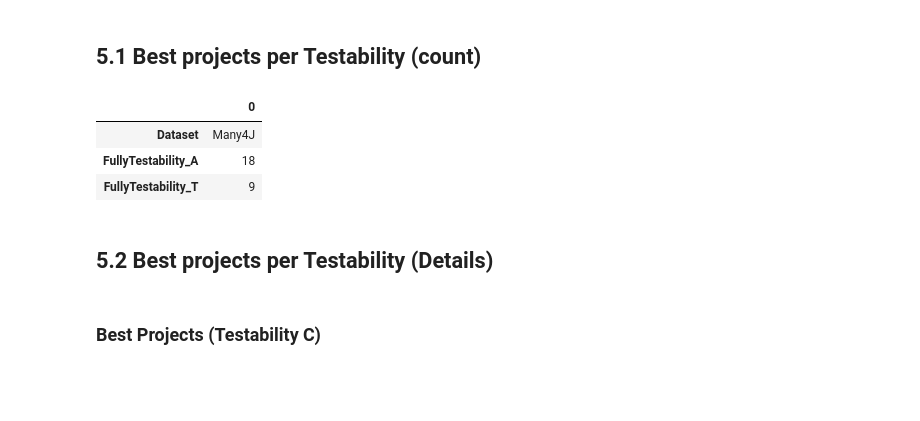
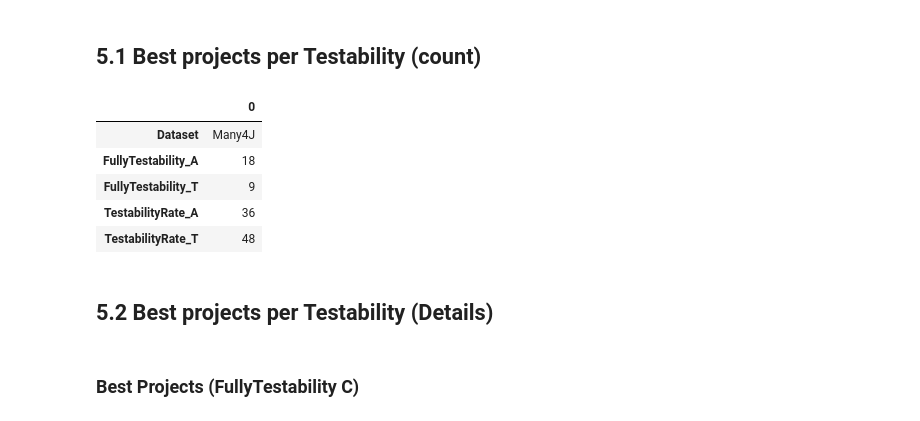
Before and after one commit to codeurjc/TestabilityStudy, a Jupyter notebook: notebooks/ProjectAnalysis/TestAnalysis/04-AnalyzeResults.ipynb, the cells around one changed output. Drawn from its saved outputs; the diff is of its cells as text; code cells hidden in the pictures; blank space fills up the shorter version.

```diff
--- a/notebooks/ProjectAnalysis/TestAnalysis/04-AnalyzeResults.ipynb
+++ b/notebooks/ProjectAnalysis/TestAnalysis/04-AnalyzeResults.ipynb
@@ -268,23 +268,29 @@ def getProjectsByTestability(dataset, comp):
     return [
         len(getProjectsByMetric(dataset, "FullyTestability_A", 0.30, comp).index),
         len(getProjectsByMetric(dataset, "FullyTestability_T", 0.98, comp).index),
+        len(getProjectsByMetric(dataset, "TestabilityRate_A", 0.30, comp).index),
+        len(getProjectsByMetric(dataset, "TestabilityRate_T", 0.98, comp).index),
     ]
 # %% [markdown]
 ## 5.1 Best projects per Testability (count)
 # %%
 many4j_best = getProjectsByTestability(many4j_projects, "greater")
 pd.DataFrame([
     ["Many4J"] + many4j_best
 ], columns = [
         "Dataset",
         "FullyTestability_A",
         "FullyTestability_T",
+        "TestabilityRate_A",
+        "TestabilityRate_T"
 ]).T
 # %% [output]
 |  | 0 |
 | Dataset | Many4J |
 | FullyTestability_A | 18 |
 | FullyTestability_T | 9 |
+| TestabilityRate_A | 36 |
+| TestabilityRate_T | 48 |
 # %%
 def topProjectsBy(dataset, metric):
     return (dataset.sort_values(by=metric, ascending=False).round(decimals=2).head(6)
@@ -294,7 +300,7 @@ def topProjectsBy(dataset, metric):
 # %% [markdown]
 ## 5.2 Best projects per Testability (Details)
 # %% [markdown]
-### Best Projects (Testability C)
+### Best Projects (FullyTestability C)
 # %%
 topProjectsBy(many4j_projects,'FullyTestability_A').head(3).T
 # %% [output]
```
Also changed, not shown: parts of 13 cells of this notebook, 5 other files.
